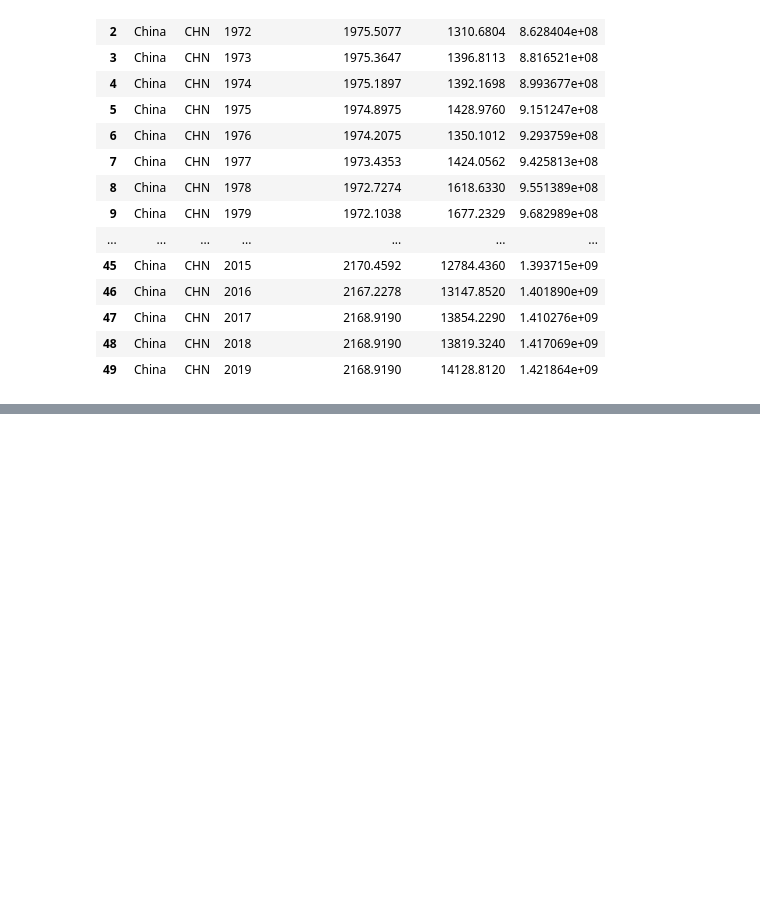
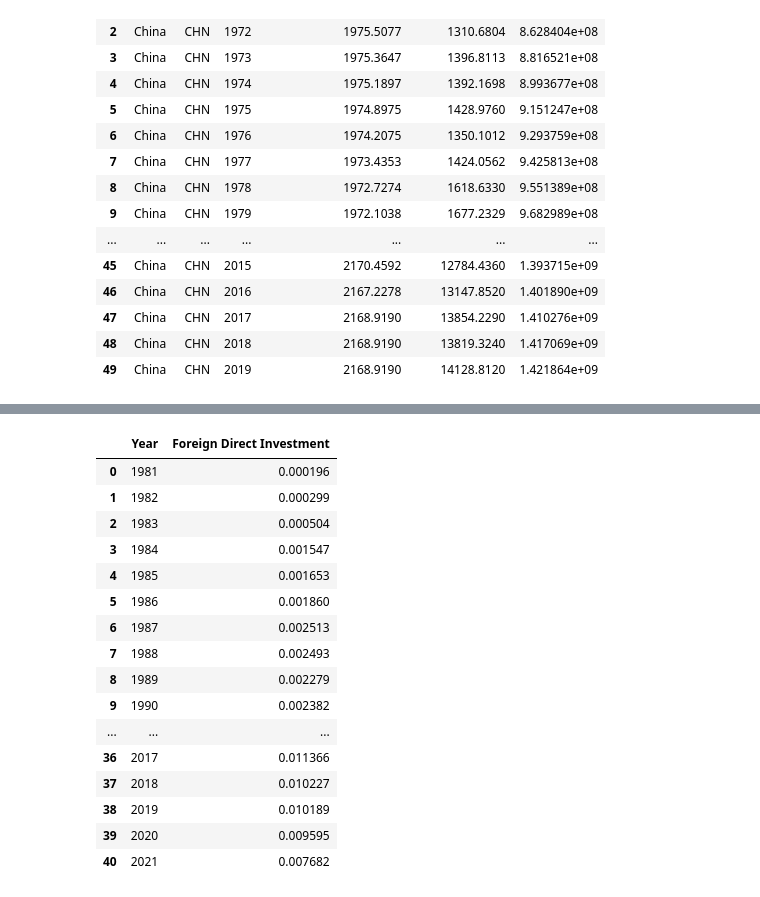
Before and after one commit to QIYIHAN/DE-on-GDP-and-Economy, a Jupyter notebook: Article Data Fetching(OCR+SVG)/Article Data Fetching(OCR).ipynb, the cells around one changed output, grey strips where cells are left out. Cells and saved outputs as stored; diff of their text form; code cells hidden in the pictures; blank space fills up the shorter version.

```diff
--- a/Article Data Fetching(OCR+SVG)/Article Data Fetching(OCR).ipynb
+++ b/Article Data Fetching(OCR+SVG)/Article Data Fetching(OCR).ipynb
@@ -255,0 +336,25 @@ result2_1
+# %%
+#### Method A: WebPlotDigitizer
+Foreign_Direct_Investment_raw = pd.read_csv('Foreign Direct Investment as a share of GDP_raw.csv')
+Foreign_Direct_Investment_raw.columns = ['Year','Foreign Direct Investment']
+Foreign_Direct_Investment_raw['Year'] = Foreign_Direct_Investment_raw['Year'].apply(int)
+result5_1 = Foreign_Direct_Investment_raw.groupby('Year')['Foreign Direct Investment'].mean().reset_index()
+result5_1
+# %% [output]
+|  | Year | Foreign Direct Investment |
+| 0 | 1981 | 0.000196 |
+| 1 | 1982 | 0.000299 |
+| 2 | 1983 | 0.000504 |
+| 3 | 1984 | 0.001547 |
+| 4 | 1985 | 0.001653 |
+| 5 | 1986 | 0.001860 |
+| 6 | 1987 | 0.002513 |
+| 7 | 1988 | 0.002493 |
+| 8 | 1989 | 0.002279 |
+| 9 | 1990 | 0.002382 |
+| ... | ... | ... |
+| 36 | 2017 | 0.011366 |
+| 37 | 2018 | 0.010227 |
+| 38 | 2019 | 0.010189 |
+| 39 | 2020 | 0.009595 |
+| 40 | 2021 | 0.007682 |
```
Also changed, not shown: parts of 26 cells of this notebook.
